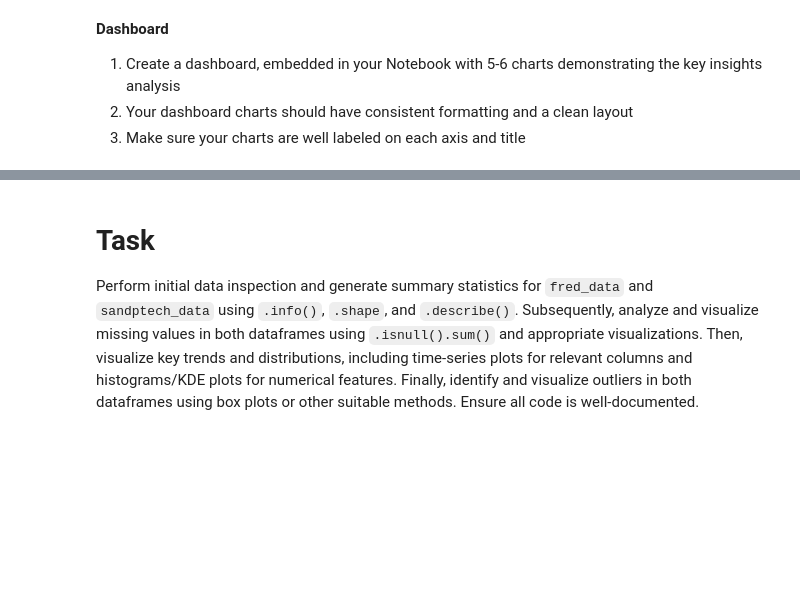
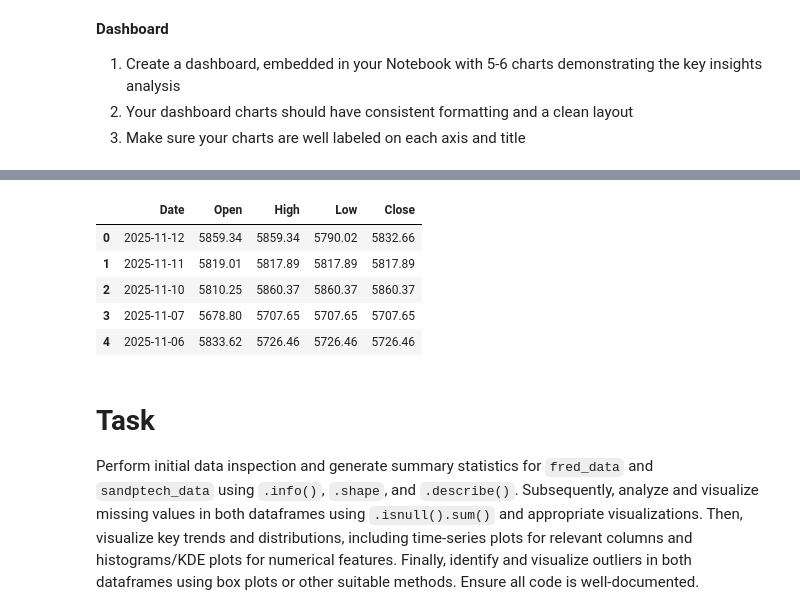
Before and after one commit to brysonchristensen/IS-4487, a Jupyter notebook: IS_4487_Group_Project_Notebook_1.2.ipynb, the cells around one changed output, grey strips where cells are left out. Cells and saved outputs as stored; diff of their text form; code cells hidden in the pictures; blank space fills up the shorter version.

```diff
--- a/IS_4487_Group_Project_Notebook_1.2.ipynb
+++ b/IS_4487_Group_Project_Notebook_1.2.ipynb
@@ -80,3 +111,14 @@ import yfinance as yf  # Used to download market data from Yahoo! Finance.
+# %%
+# Display the first 5 rows of the S&P US Technology Sector historical prices data.
+# This allows for an initial inspection of the stock data, including dates, open, high, low, and close prices.
+display(sandptech_data.head())
+# %% [output]
+|  | Date | Open | High | Low | Close |
+| 0 | 2025-11-12 | 5859.34 | 5859.34 | 5790.02 | 5832.66 |
+| 1 | 2025-11-11 | 5819.01 | 5817.89 | 5817.89 | 5817.89 |
+| 2 | 2025-11-10 | 5810.25 | 5860.37 | 5860.37 | 5860.37 |
+| 3 | 2025-11-07 | 5678.80 | 5707.65 | 5707.65 | 5707.65 |
+| 4 | 2025-11-06 | 5833.62 | 5726.46 | 5726.46 | 5726.46 |
 # %% [markdown]
 # Task
 Perform initial data inspection and generate summary statistics for `fred_data` and `sandptech_data` using `.info()`, `.shape`, and `.describe()`. Subsequently, analyze and visualize missing values in both dataframes using `.isnull().sum()` and appropriate visualizations. Then, visualize key trends and distributions, including time-series plots for relevant columns and histograms/KDE plots for numerical features. Finally, identify and visualize outliers in both dataframes using box plots or other suitable methods. Ensure all code is well-documented.
```
Also changed, not shown: parts of 78 cells of this notebook.
